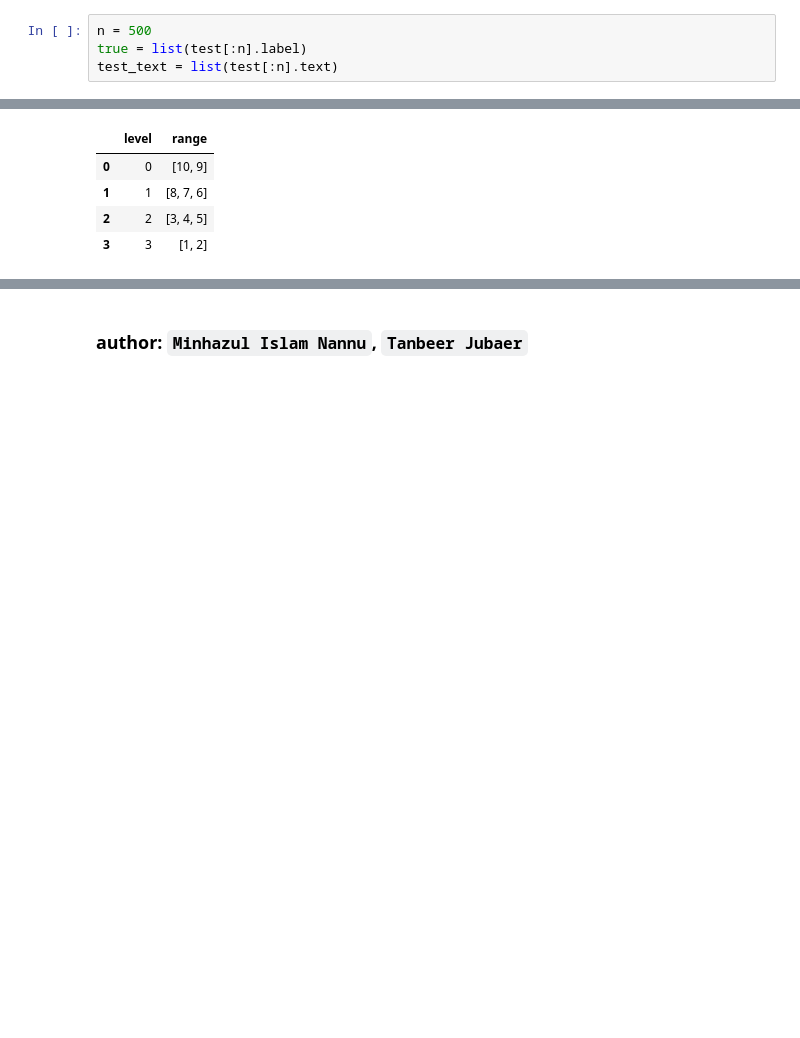
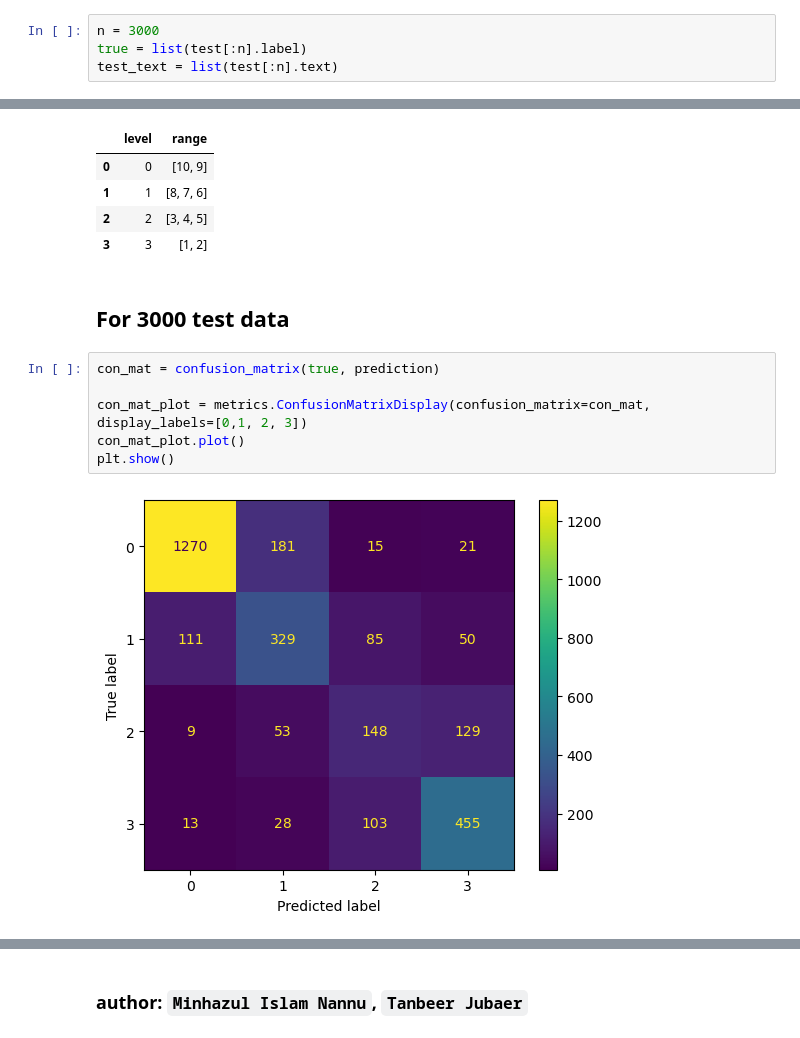
Before and after one commit to oitik/Movie_rating_prediction_using_machine_learning, a Jupyter notebook: bert-for-movie.ipynb, the cells around one changed output, grey strips where cells are left out. Drawn from its saved outputs; the diff is of its cells as text; blank space fills up the shorter version.

```diff
--- a/bert-for-movie.ipynb
+++ b/bert-for-movie.ipynb
@@ -603,7 +659,7 @@ len(train), len(test)
 # %% [output]
 (13082, 3271)
 # %%
-n = 500
+n = 3000
 true = list(test[:n].label)
 test_text = list(test[:n].text)
 # %%
@@ -730,3 +787,13 @@ level_df
 | 1 | 1 | [8, 7, 6] |
 | 2 | 2 | [3, 4, 5] |
 | 3 | 3 | [1, 2] |
+# %% [markdown]
+## For 3000 test data
+# %%
+con_mat = confusion_matrix(true, prediction)
+
+con_mat_plot = metrics.ConfusionMatrixDisplay(confusion_matrix=con_mat, display_labels=[0,1, 2, 3])
+con_mat_plot.plot()
+plt.show()
+# %% [output]
+[figure, added]
```
Also changed, not shown: parts of 16 cells of this notebook.
